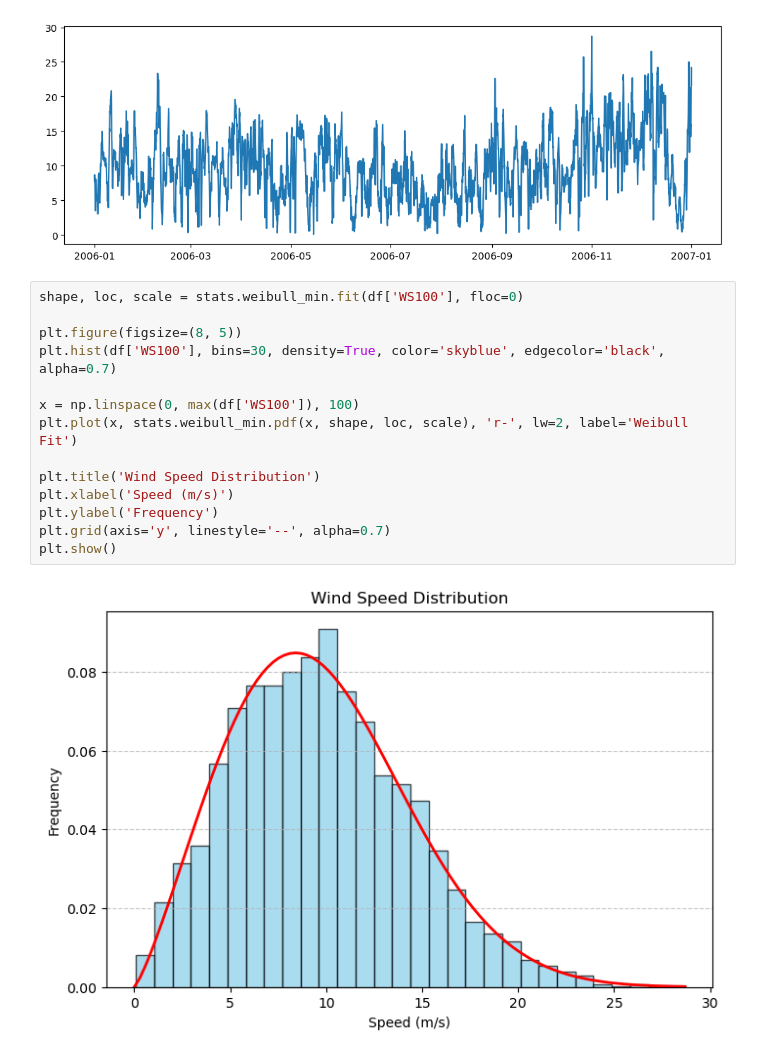
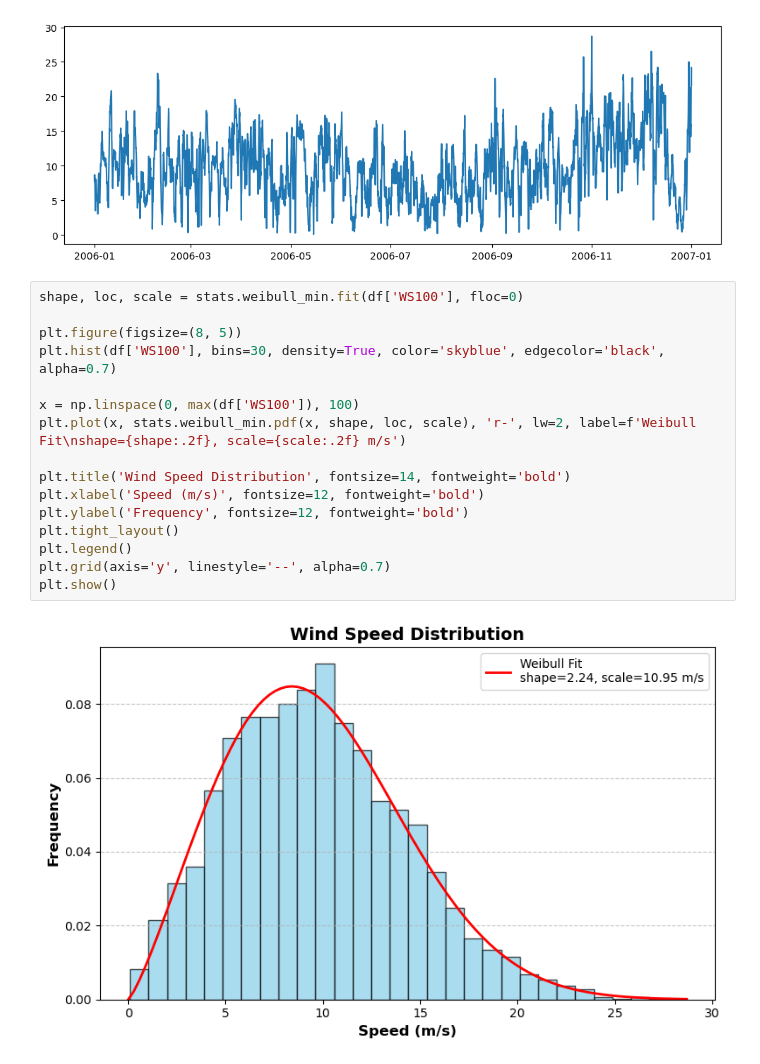
Before and after one commit to Merveille94/foxes-wind-farm-analysis, a Jupyter notebook: task_1_and_2.ipynb, the cells around one changed output. Saved outputs shown, nothing was run; the diff lists cells and outputs as text.

```diff
--- a/task_1_and_2.ipynb
+++ b/task_1_and_2.ipynb
@@ -46,17 +50,19 @@ plt.show()
 # %%
 shape, loc, scale = stats.weibull_min.fit(df['WS100'], floc=0)
 
 plt.figure(figsize=(8, 5))
 plt.hist(df['WS100'], bins=30, density=True, color='skyblue', edgecolor='black', alpha=0.7)
 
 x = np.linspace(0, max(df['WS100']), 100)
-plt.plot(x, stats.weibull_min.pdf(x, shape, loc, scale), 'r-', lw=2, label='Weibull Fit')
+plt.plot(x, stats.weibull_min.pdf(x, shape, loc, scale), 'r-', lw=2, label=f'Weibull Fit\nshape={shape:.2f}, scale={scale:.2f} m/s')
 
-plt.title('Wind Speed Distribution')
-plt.xlabel('Speed (m/s)')
-plt.ylabel('Frequency')
+plt.title('Wind Speed Distribution', fontsize=14, fontweight='bold')
+plt.xlabel('Speed (m/s)', fontsize=12, fontweight='bold')
+plt.ylabel('Frequency', fontsize=12, fontweight='bold')
+plt.tight_layout()
+plt.legend()
 plt.grid(axis='y', linestyle='--', alpha=0.7)
 plt.show()
 # %% [output]
-[figure, old version]
+[figure, new version]
 # %%
```
Also changed, not shown: parts of 6 cells of this notebook, 1 other file.
